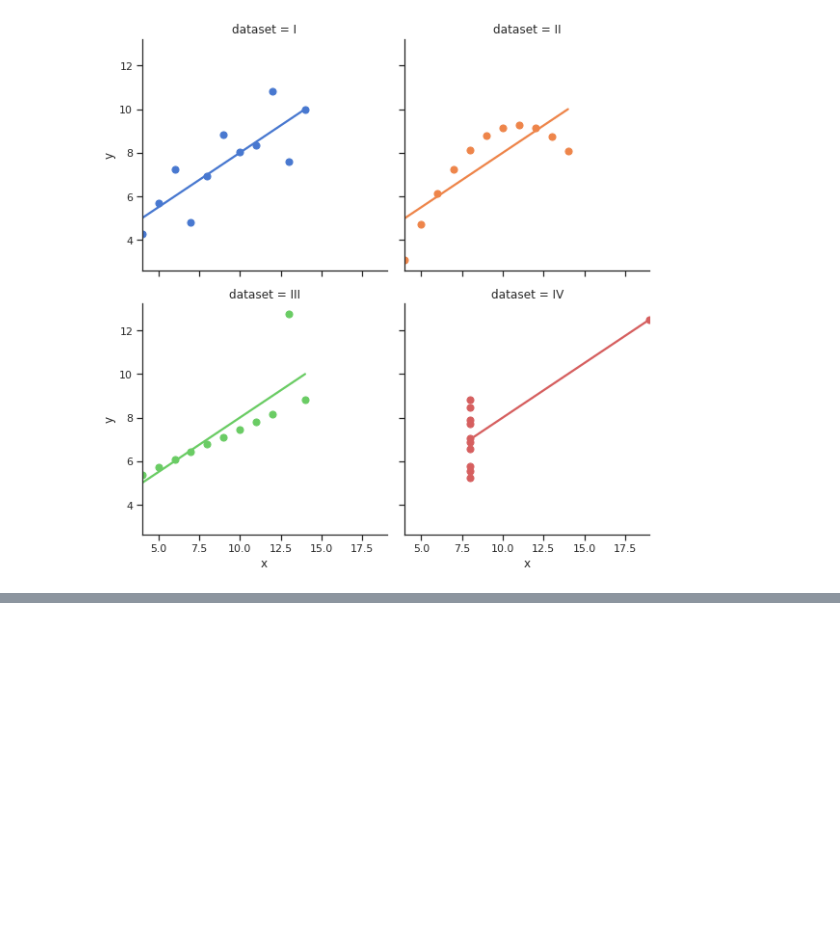
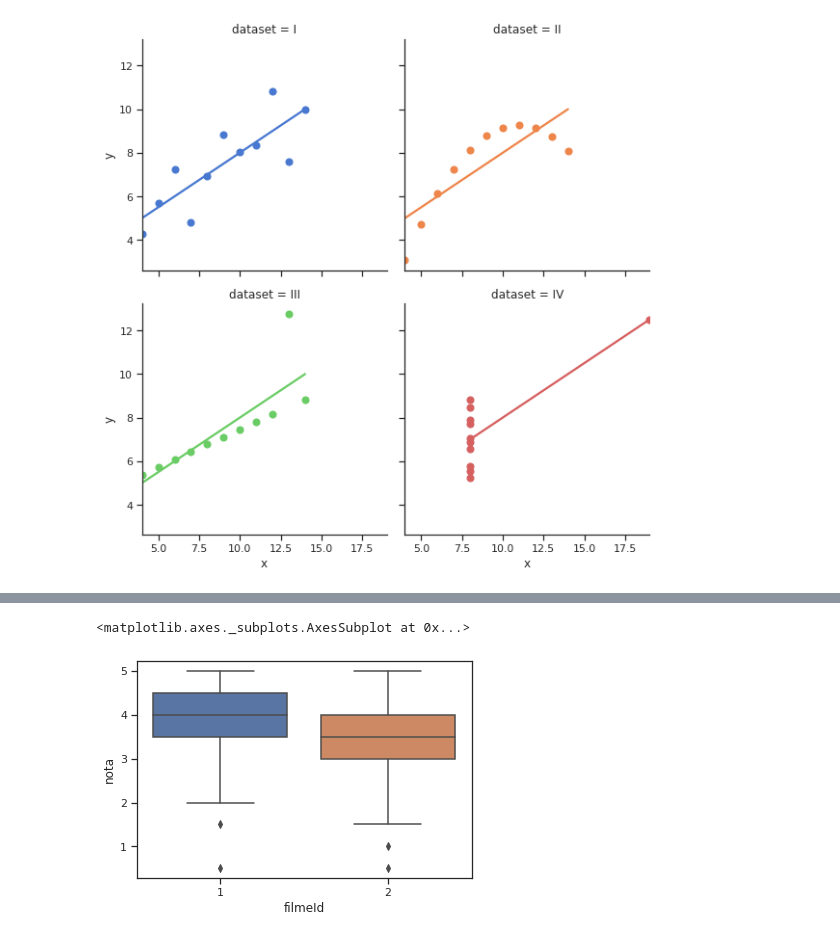
Before and after one commit to mcmaia/DataSci_Studies, a Jupyter notebook: Intro_data_sci.ipynb, the cells around one changed output, grey strips where cells are left out. Cells and saved outputs as stored; diff of their text form; code cells hidden in the pictures; blank space fills up the shorter version.

Commit message:
Intro to DataSci Done!

```diff
--- a/Intro_data_sci.ipynb
+++ b/Intro_data_sci.ipynb
@@ -493,0 +605,7 @@ sns.lmplot(x="x", y="y",
+# %%
+#com seaborn
+
+sns.boxplot(x = "filmeId", y = "nota", data = notas.query("filmeId in (1,2)"))
+# %% [output]
+<matplotlib.axes._subplots.AxesSubplot at 0x...>
+[figure, added]
```
Also changed, not shown: parts of 16 cells of this notebook.
